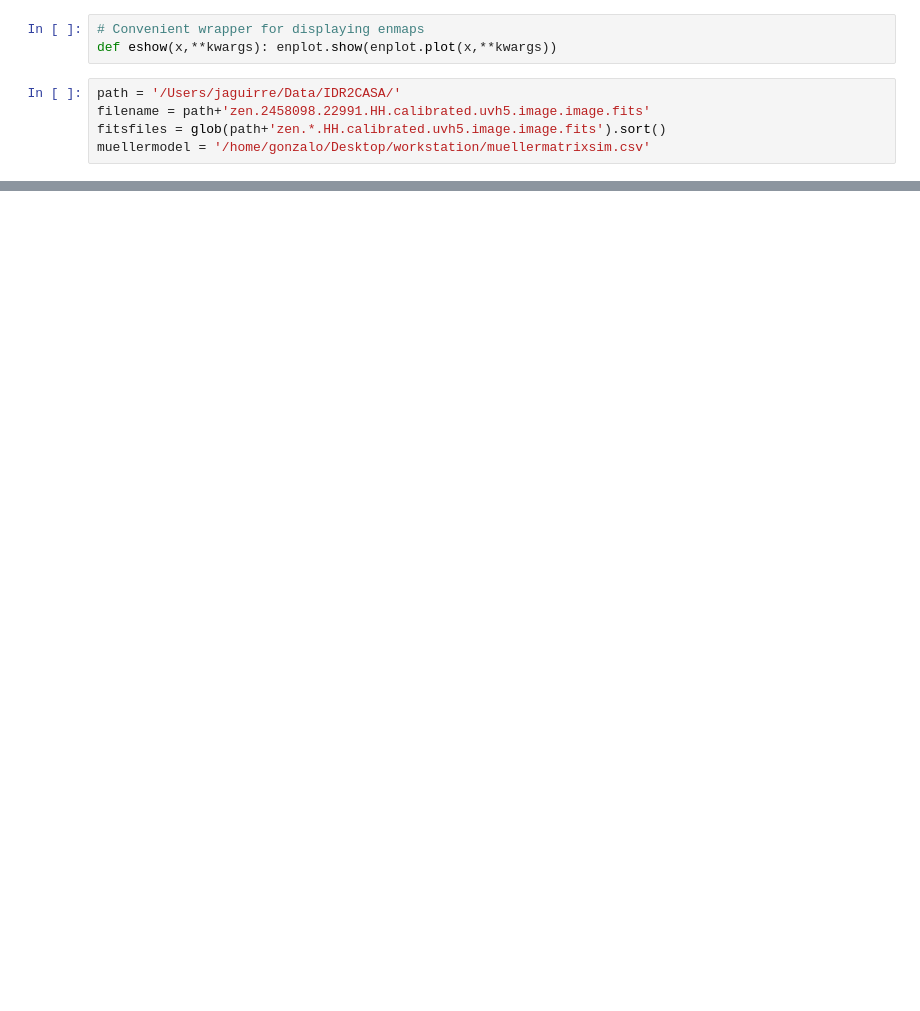
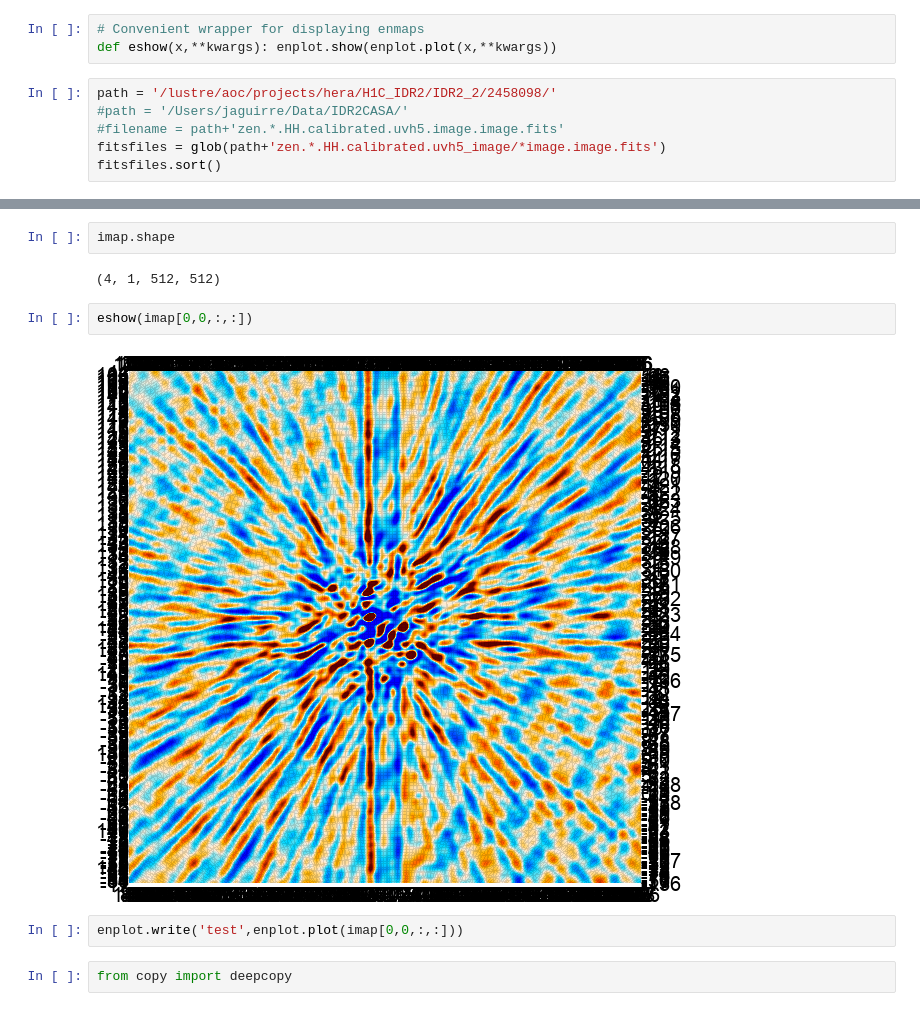
Before and after one commit to UPennEoR/plimpy, a Jupyter notebook: PolarizedMosaics/HERAPixellMosaic.ipynb, the cells around one changed output, grey strips where cells are left out. Saved outputs shown, nothing was run; the diff lists cells and outputs as text; blank space fills up the shorter version.

```diff
--- a/PolarizedMosaics/HERAPixellMosaic.ipynb
+++ b/PolarizedMosaics/HERAPixellMosaic.ipynb
@@ -15,7 +14,8 @@ from astropy.io import fits
 # Convenient wrapper for displaying enmaps
 def eshow(x,**kwargs): enplot.show(enplot.plot(x,**kwargs))
 # %%
-path = '/Users/jaguirre/Data/IDR2CASA/'
-filename = path+'zen.2458098.22991.HH.calibrated.uvh5.image.image.fits'
-fitsfiles = glob(path+'zen.*.HH.calibrated.uvh5.image.image.fits').sort()
-muellermodel = '/home/gonzalo/Desktop/workstation/muellermatrixsim.csv'
+path = '/lustre/aoc/projects/hera/H1C_IDR2/IDR2_2/2458098/'
+#path = '/Users/jaguirre/Data/IDR2CASA/'
+#filename = path+'zen.*.HH.calibrated.uvh5.image.image.fits'
+fitsfiles = glob(path+'zen.*.HH.calibrated.uvh5_image/*image.image.fits')
+fitsfiles.sort()
@@ -67,0 +69,12 @@ eshow(mastermap)
+# %%
+imap.shape
+# %% [output]
+(4, 1, 512, 512)
+# %%
+eshow(imap[0,0,:,:])
+# %% [output]
+[figure, added]
+# %%
+enplot.write('test',enplot.plot(imap[0,0,:,:]))
+# %%
+from copy import deepcopy
```
Also changed, not shown: parts of 10 cells of this notebook.
